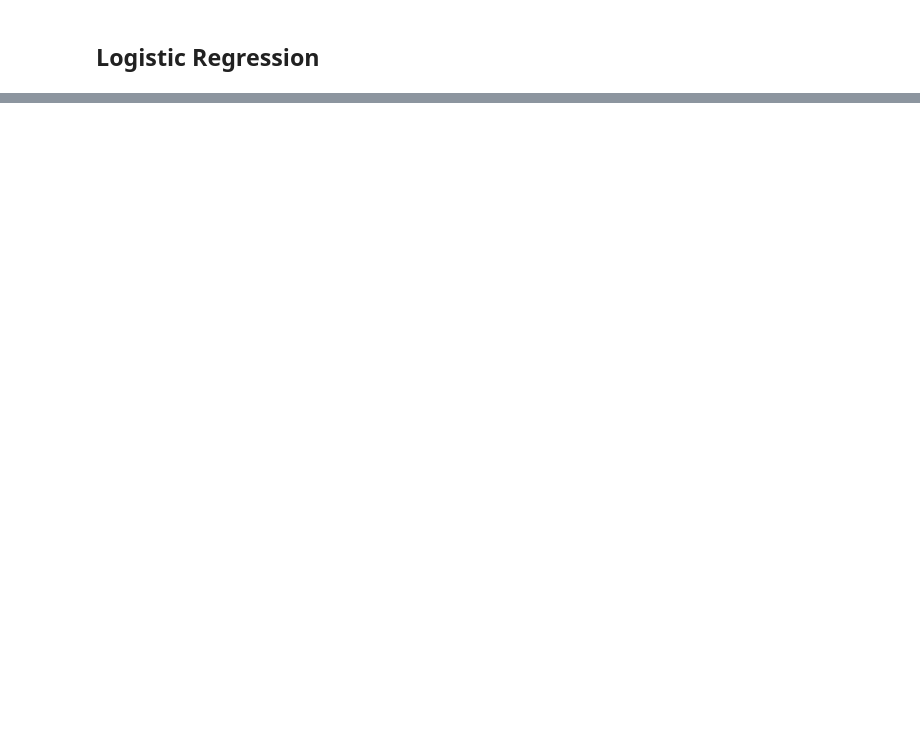
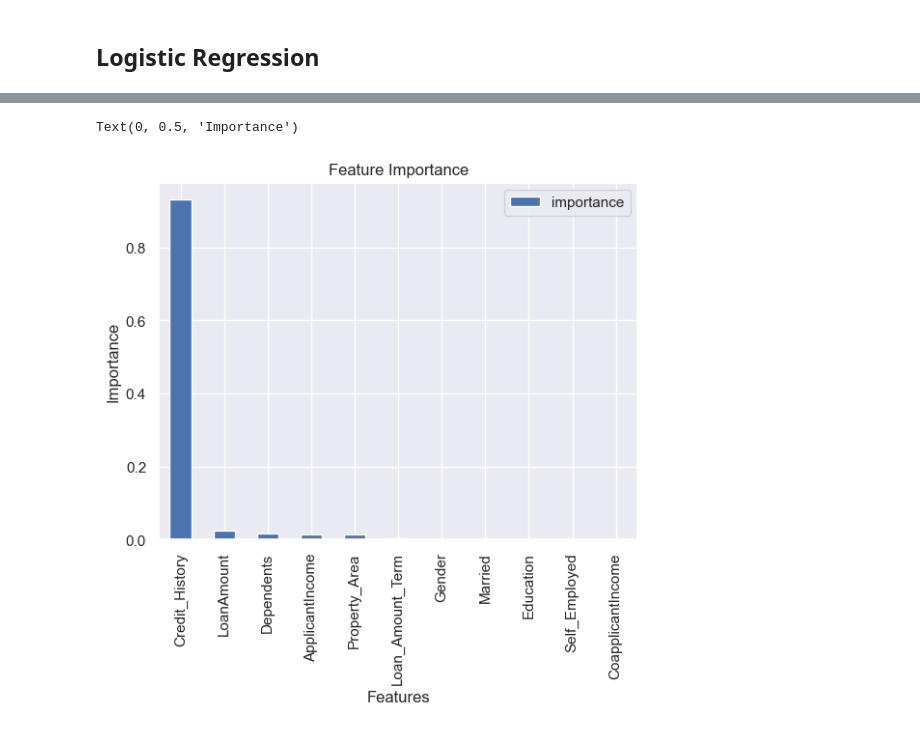
Before and after one commit to ahmedelgamal0/Loan-Eligibility-Prediction, a Jupyter notebook: Loan_Predection.ipynb, the cells around one changed output, grey strips where cells are left out. Cells and saved outputs as stored; diff of their text form; code cells hidden in the pictures; blank space fills up the shorter version.

```diff
--- a/Loan_Predection.ipynb
+++ b/Loan_Predection.ipynb
@@ -671,0 +616,2 @@ Testing Accuracy : 0.7891891891891892
+# %%
+DT_model = DecisionTreeClassifier()
@@ -672 +662,15 @@ Testing Accuracy : 0.7891891891891892
+# %%
+# Feature importance
+feature_importance = pd.DataFrame({'feature': train.drop('Loan_Status', axis=1).columns,
+'importance': DT_model.feature_importances_})
+
+feature_importance.sort_values(by='importance', ascending=False, inplace=True)
+feature_importance.plot.bar(x='feature', y='importance')
+
+plt.title('Feature Importance')
+plt.xlabel('Features')
+plt.ylabel('Importance')
+# %% [output]
+Text(0, 0.5, 'Importance')
+[figure, added]
 # %%
```
Also changed, not shown: parts of 48 cells of this notebook.
